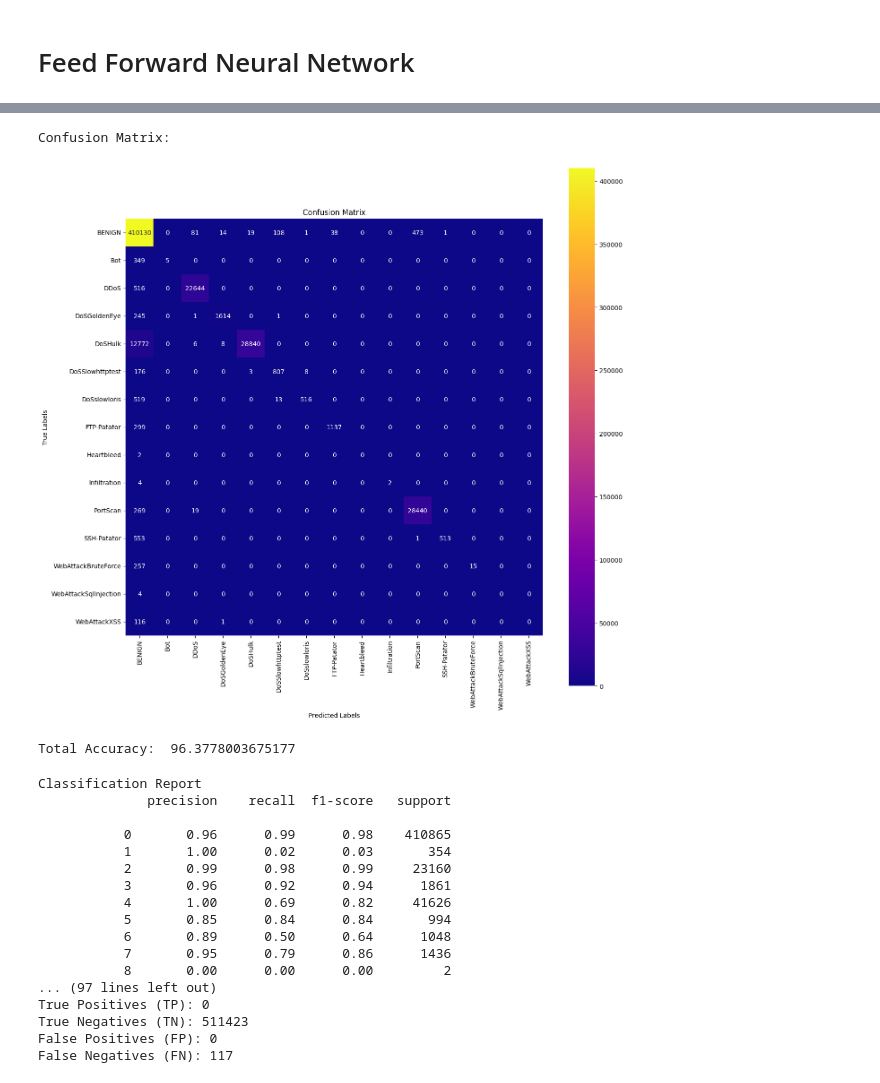
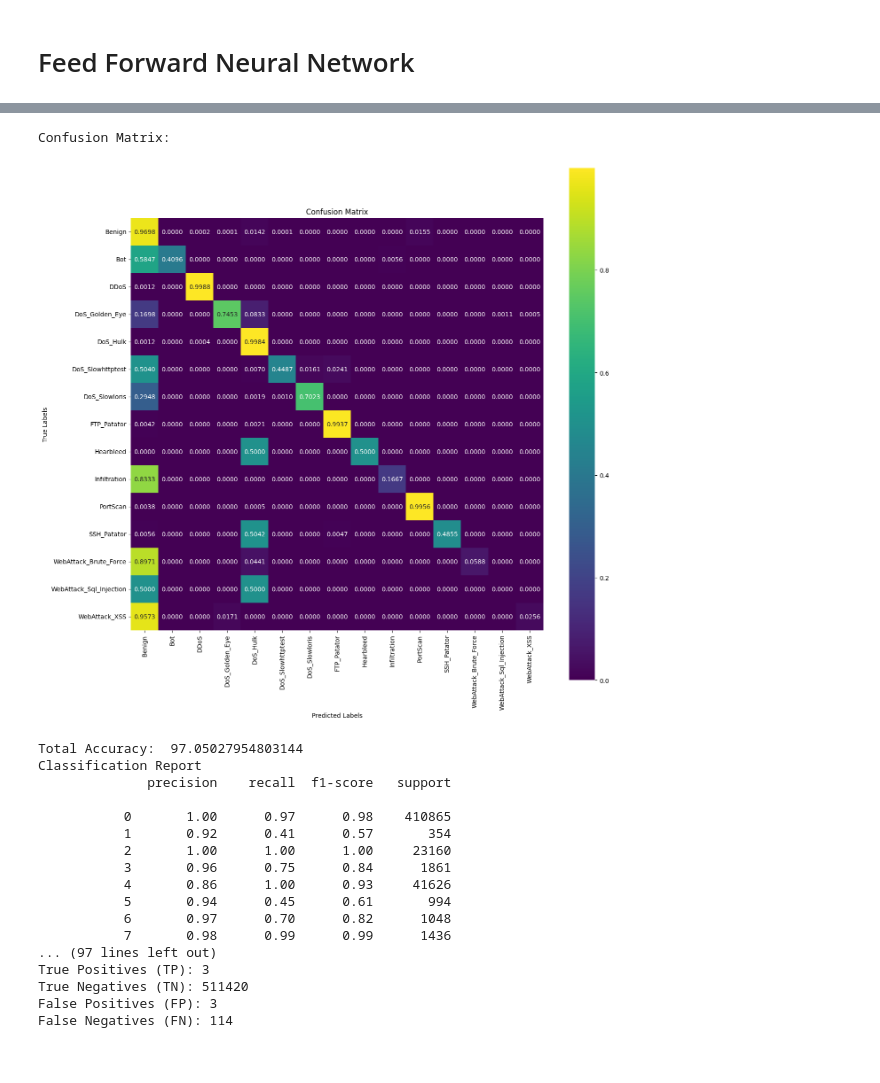
Before and after one commit to sotirischatzimiltis/PhD, a Jupyter notebook: Code/ITU_Competition_Intrusion_and_Vulnerability_Detection_in_Software_Defined_Networks(SDN)/ITU_Competition_MachineLearningModels.ipynb, the cells around one changed output, grey strips where cells are left out. Cells and saved outputs as stored; diff of their text form; code cells hidden in the pictures.

```diff
--- a/Code/ITU_Competition_Intrusion_and_Vulnerability_Detection_in_Software_Defined_Networks(SDN)/ITU_Competition_MachineLearningModels.ipynb
+++ b/Code/ITU_Competition_Intrusion_and_Vulnerability_Detection_in_Software_Defined_Networks(SDN)/ITU_Competition_MachineLearningModels.ipynb
@@ -21,25 +21,20 @@ import psutil
 # %% [markdown]
 # Read Dataset
 # %%
-train_file_path = '/content/drive/MyDrive/ITU_Competition_Intrusion_and_Vulnerability_Detection_in_Software_Defined_Networks(SDN)/train_data.csv'
-test_file_path = '/content/drive/MyDrive/ITU_Competition_Intrusion_and_Vulnerability_Detection_in_Software_Defined_Networks(SDN)/test_data.csv'
+train_file_path = '/content/drive/MyDrive/ITU_Competition_Intrusion_and_Vulnerability_Detection_in_Software_Defined_Networks(SDN)/train_data_10_features.csv'
+test_file_path = '/content/drive/MyDrive/ITU_Competition_Intrusion_and_Vulnerability_Detection_in_Software_Defined_Networks(SDN)/test_data_10_features.csv'
 
 train_df = pd.read_csv(train_file_path,skipinitialspace=True)
 test_df = pd.read_csv(test_file_path,skipinitialspace=True)
 # %%
 #Split data into X(input features) and Y (labels)
-X_train = train_df.drop(train_df.columns[-15:], axis=1)
-y_train = train_df[train_df.columns[-15:]]
+X_train = train_df.drop(train_df.columns[-1], axis=1)
+y_train = train_df[train_df.columns[-1]]
 
-X_test = test_df.drop(test_df.columns[-15:], axis=1)
-y_test = test_df[test_df.columns[-15:]]
+X_test = test_df.drop(test_df.columns[-1], axis=1)
+y_test = test_df[test_df.columns[-1]]
 
 features = X_train.columns.tolist()
-class_labels = y_train.columns.tolist()
-labels = []
-for label in class_labels:
-    new_label = label.replace("Label_","")
-    new_label = new_label.replace("�","")
-    new_label = new_label.replace(" ","")
-    labels.append(new_label)
+class_labels = ['Benign','Bot','DDoS','DoS_Golden_Eye','DoS_Hulk','DoS_Slowhttptest','DoS_Slowloris','FTP_Patator',
+        'Hearbleed','Infiltration','PortScan','SSH_Patator','WebAttack_Brute_Force','WebAttack_Sql_Injection','WebAttack_XSS']
 # %%
@@ -56,18 +55,15 @@ Records deleted in test dataset: 0
 # Performance evaluation method
 # %%
 def perf_evaluation(y_true,y_pred,class_labels):
-    # Convert one-hot encoded labels to integer labels
-    y_true= np.asarray(y_true)
-    true_labels_int = np.argmax(y_true, axis=1)
-    predicted_labels_int = np.argmax(y_pred, axis=1)
 
     # # Compute the confusion matrix
-    conf_matrix = confusion_matrix(true_labels_int, predicted_labels_int)
+    matrix = confusion_matrix(y_true,y_pred,normalize='true')
+    conf_matrix = confusion_matrix(y_true,y_pred)
     print("Confusion Matrix:")
 
     # Plot the confusion matrix as a heatmap
     plt.figure(figsize=(15, 15))
-    sns.heatmap(conf_matrix, annot=True, fmt="d", cmap="plasma", square=True,
+    sns.heatmap(matrix, annot=True,fmt='.4f',cmap="viridis", square=True,
                 xticklabels=class_labels, yticklabels=class_labels)
     plt.xlabel('Predicted Labels')
     plt.ylabel('True Labels')
@@ -287,7 +258,7 @@ perf_evaluation(y_test,y_pred,labels)
 # %%
 # Ues 5-fold cross validation
 from sklearn.neural_network import MLPClassifier
-MLP_clf = MLPClassifier(solver='sgd', alpha=1e-4,hidden_layer_sizes=(20,18), random_state=1,verbose=2)
+MLP_clf = MLPClassifier(solver='adam', alpha=1e-5,hidden_layer_sizes=(20,18), random_state=1,verbose=2)
 # %%
 # Train final model
 MLP_clf = MLP_clf.fit(X_train,y_train)
@@ -313,23 +284,22 @@ Iteration 200, loss = 0.17309613
 # %%
-perf_evaluation(y_test,y_pred,labels)
+perf_evaluation(y_test,y_pred,class_labels)
 # %% [output]
 Confusion Matrix:
-[figure, old version]
+[figure, new version]
-Total Accuracy:  96.3778003675177
+Total Accuracy:  97.05027954803144
+Classification Report
+              precision    recall  f1-score   support
+
+           0       1.00      0.97      0.98    410865
+           1       0.92      0.41      0.57       354
+           2       1.00      1.00      1.00     23160
+           3       0.96      0.75      0.84      1861
+           4       0.86      1.00      0.93     41626
+           5       0.94      0.45      0.61       994
+           6       0.97      0.70      0.82      1048
+           7       0.98      0.99      0.99      1436
+... (97 lines left out)
+True Positives (TP): 3
+True Negatives (TN): 511420
+False Positives (FP): 3
+False Negatives (FN): 114
-Classification Report
-              precision    recall  f1-score   support
-
-           0       0.96      0.99      0.98    410865
-           1       1.00      0.02      0.03       354
-           2       0.99      0.98      0.99     23160
-           3       0.96      0.92      0.94      1861
-           4       1.00      0.69      0.82     41626
-           5       0.85      0.84      0.84       994
-           6       0.89      0.50      0.64      1048
-           7       0.95      0.79      0.86      1436
-           8       0.00      0.00      0.00         2
-... (97 lines left out)
-True Positives (TP): 0
-True Negatives (TN): 511423
-False Positives (FP): 0
-False Negatives (FN): 117
```
Also changed, not shown: parts of 13 cells of this notebook, 1 other file.
